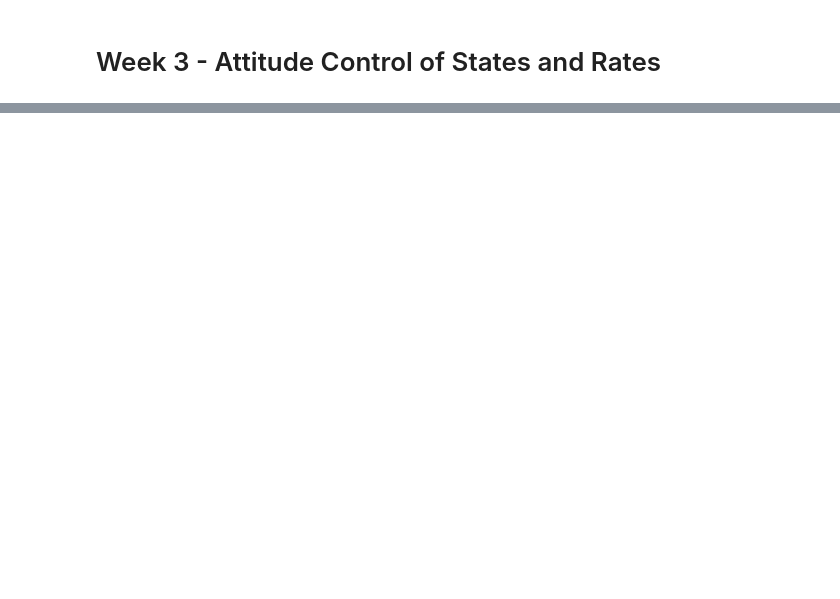
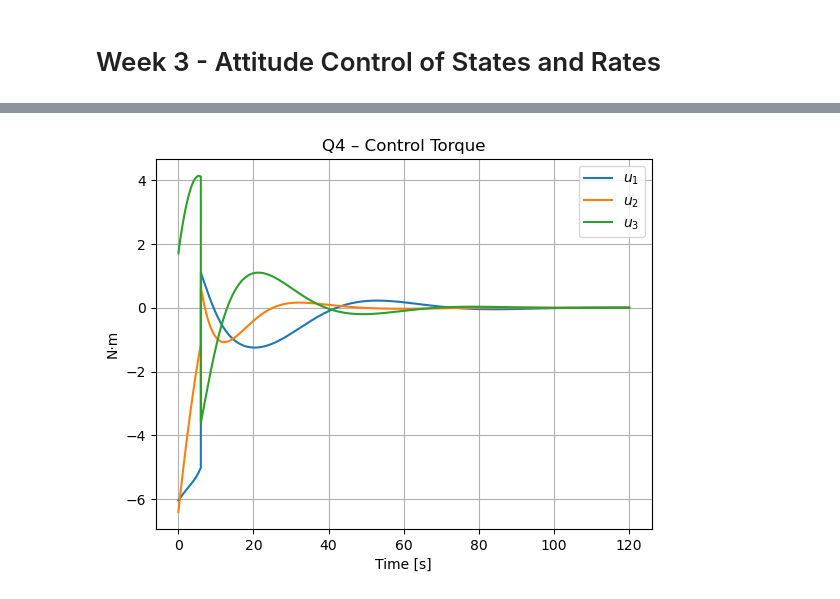
Before and after one commit to johnm3398/Spacecraft-Dynamics-and-Control, a Jupyter notebook: 3 - Control of Nonlinear Spacecraft Attitude Motion/Module 3 - Attitude Control of States and Rates.ipynb, the cells around one changed output, grey strips where cells are left out. Drawn from its saved outputs; the diff is of its cells as text; code cells hidden in the pictures; blank space fills up the shorter version.

```diff
--- a/3 - Control of Nonlinear Spacecraft Attitude Motion/Module 3 - Attitude Control of States and Rates.ipynb
+++ b/3 - Control of Nonlinear Spacecraft Attitude Motion/Module 3 - Attitude Control of States and Rates.ipynb
@@ -2,0 +247,13 @@
+# %%
+plt.figure()
+plt.plot(t, u[:, 0], label=r'$u_1$')
+plt.plot(t, u[:, 1], label=r'$u_2$')
+plt.plot(t, u[:, 2], label=r'$u_3$')
+plt.grid(True)
+plt.xlabel("Time [s]")
+plt.ylabel("N·m")
+plt.title("Q4 – Control Torque")
+plt.legend()
+plt.show()
+# %% [output]
+[figure, added]
```
Also changed, not shown: parts of 22 cells of this notebook.
